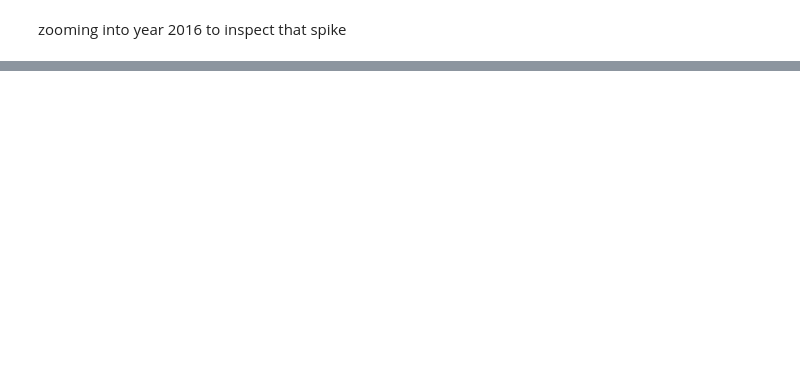
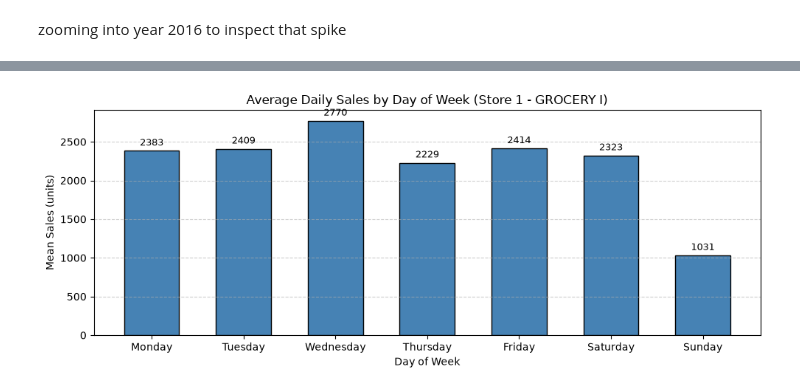
Before and after one commit to gurleen-singh-dev/retail-sales-forecasting, a Jupyter notebook: notebook/01_exploratory_data_analysis.ipynb, the cells around one changed output, grey strips where cells are left out. Saved outputs shown, nothing was run; the diff lists cells and outputs as text; code cells hidden in the pictures; blank space fills up the shorter version.

```diff
--- a/notebook/01_exploratory_data_analysis.ipynb
+++ b/notebook/01_exploratory_data_analysis.ipynb
@@ -53,0 +236,13 @@ zooming into a month
+# %%
+# Compute day-of-week attributes
+target_df['day_name'] = target_df['date'].dt.day_name()
+target_df['day_of_week'] = target_df['date'].dt.dayofweek  # 0=Monday, 6=Sunday
+
+weekday_order = ['Monday', 'Tuesday', 'Wednesday', 'Thursday', 'Friday', 'Saturday', 'Sunday']
+
+weekday_stats = (
+    target_df.groupby(['day_of_week', 'day_name'])['sales']
+    .agg(count='count', mean_sales='mean', median_sales='median', std_sales='std')
+    .reset_index()
+)
+weekday_stats
@@ -53,0 +267,21 @@ zooming into a month
+# %%
+# Visualizing average sales by weekday
+fig, ax = plt.subplots(figsize=(10, 4))
+bars = ax.bar(weekday_stats['day_name'], weekday_stats['mean_sales'], color='steelblue', edgecolor='black', width=0.6)
+ax.set_title('Average Daily Sales by Day of Week (Store 1 - GROCERY I)')
+ax.set_xlabel('Day of Week')
+ax.set_ylabel('Mean Sales (units)')
+ax.grid(axis='y', linestyle='--', alpha=0.6)
+
+# Add value labels on bars
+for bar in bars:
+    height = bar.get_height()
+    ax.annotate(f'{height:.0f}',
+                xy=(bar.get_x() + bar.get_width() / 2, height),
+                xytext=(0, 3), textcoords="offset points",
+                ha='center', va='bottom', fontsize=9)
+
+plt.tight_layout()
+plt.show()
+# %% [output]
+[figure, added]
```
Also changed, not shown: parts of 47 cells of this notebook.
